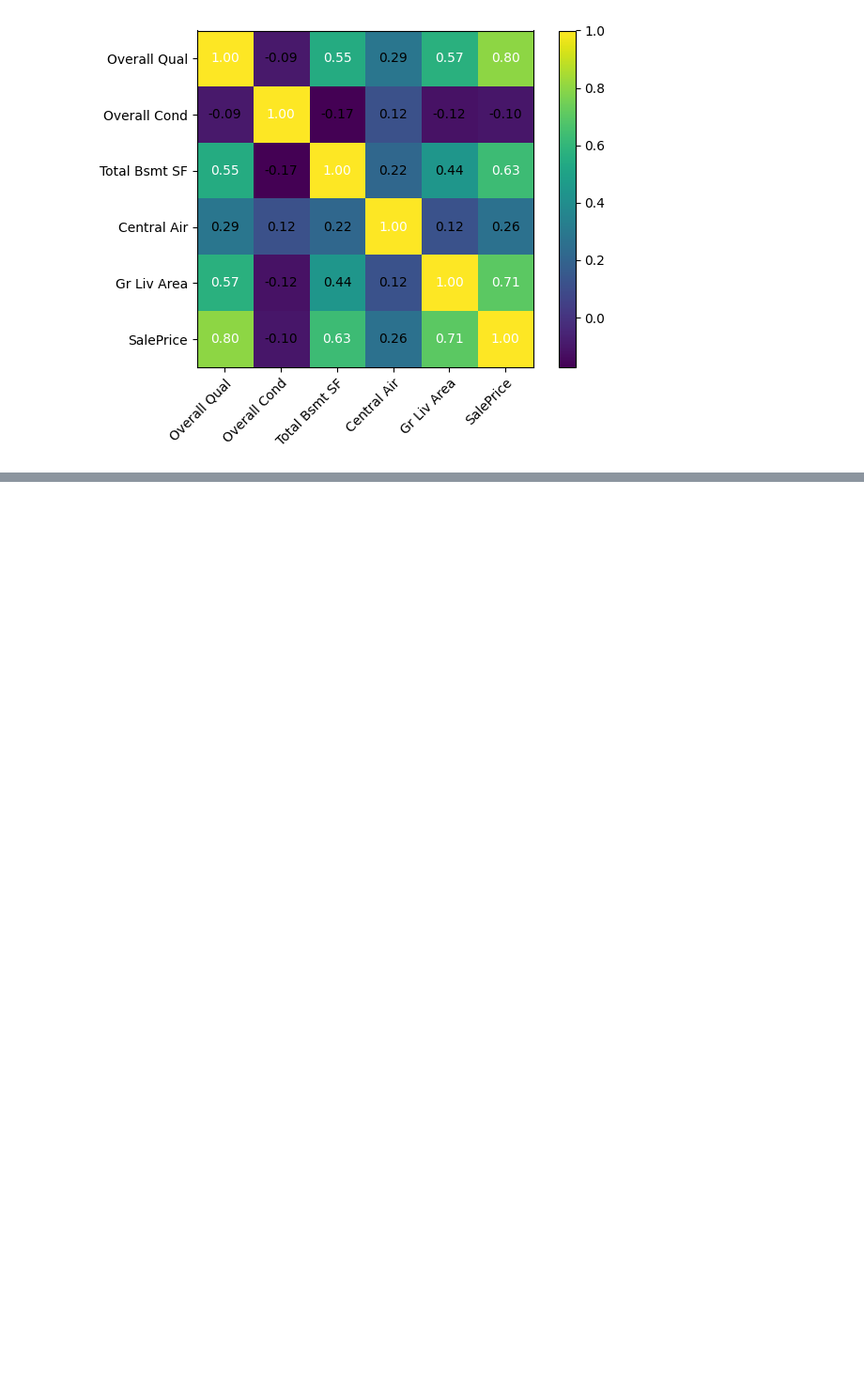
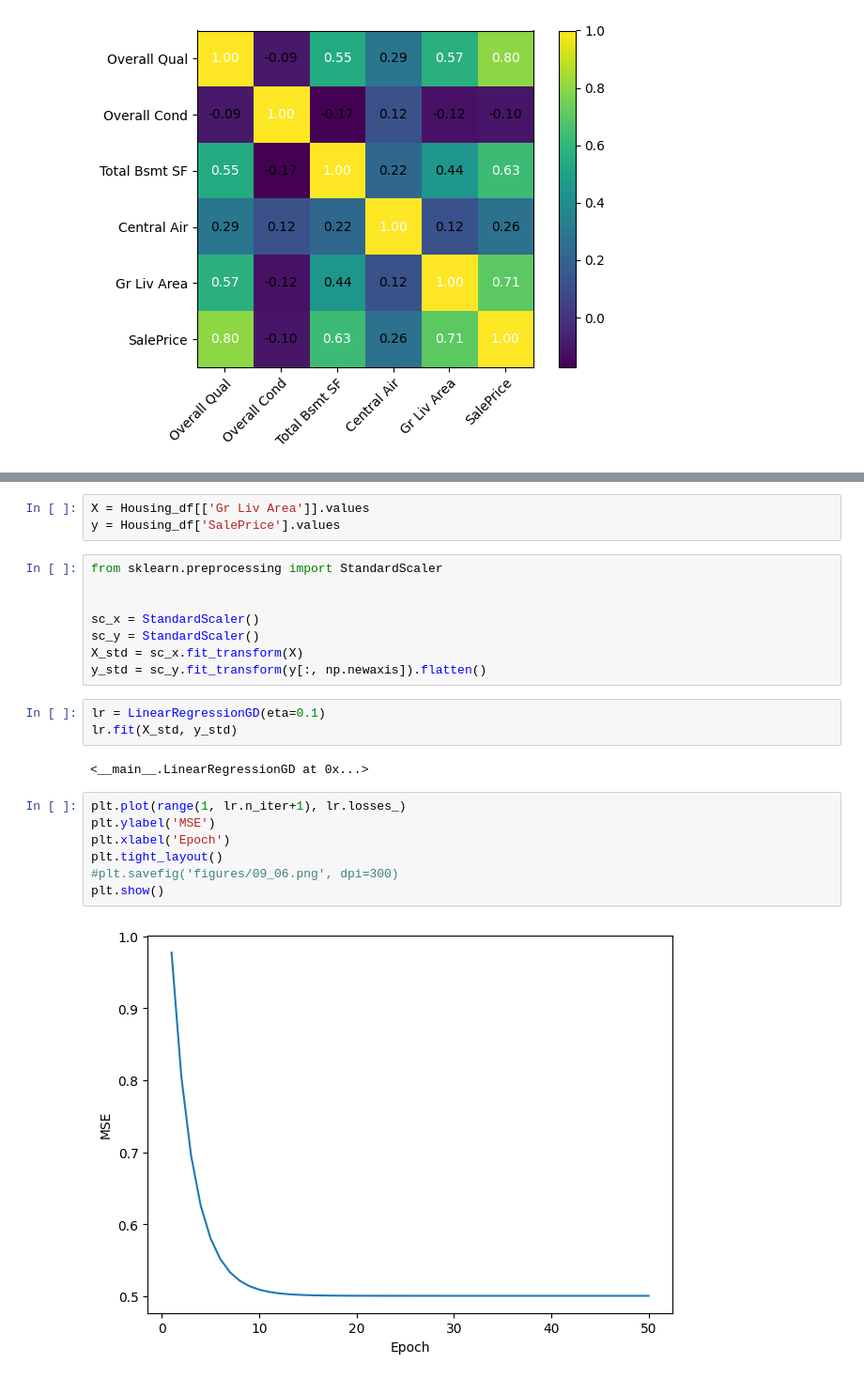
Before and after one commit to Loehnert12/IronEagleX-Internship, a Jupyter notebook: Ames Housing Dataset/Housing_Dataset_Project.ipynb, the cells around one changed output, grey strips where cells are left out. Shown: that part at 94% size. Saved outputs shown, nothing was run; the diff lists cells and outputs as text; blank space fills up the shorter version.

Commit message:
Added to housing data. Folowed chapter 9

```diff
--- a/Ames Housing Dataset/Housing_Dataset_Project.ipynb
+++ b/Ames Housing Dataset/Housing_Dataset_Project.ipynb
@@ -67,0 +95,25 @@ plt.show()
+# %%
+X = Housing_df[['Gr Liv Area']].values
+y = Housing_df['SalePrice'].values
+# %%
+from sklearn.preprocessing import StandardScaler
+
+
+sc_x = StandardScaler()
+sc_y = StandardScaler()
+X_std = sc_x.fit_transform(X)
+y_std = sc_y.fit_transform(y[:, np.newaxis]).flatten()
+# %%
+lr = LinearRegressionGD(eta=0.1)
+lr.fit(X_std, y_std)
+# %% [output]
+<__main__.LinearRegressionGD at 0x...>
+# %%
+plt.plot(range(1, lr.n_iter+1), lr.losses_)
+plt.ylabel('MSE')
+plt.xlabel('Epoch')
+plt.tight_layout()
+#plt.savefig('figures/09_06.png', dpi=300)
+plt.show()
+# %% [output]
+[figure, added]
```
Also changed, not shown: parts of 3 cells of this notebook.
